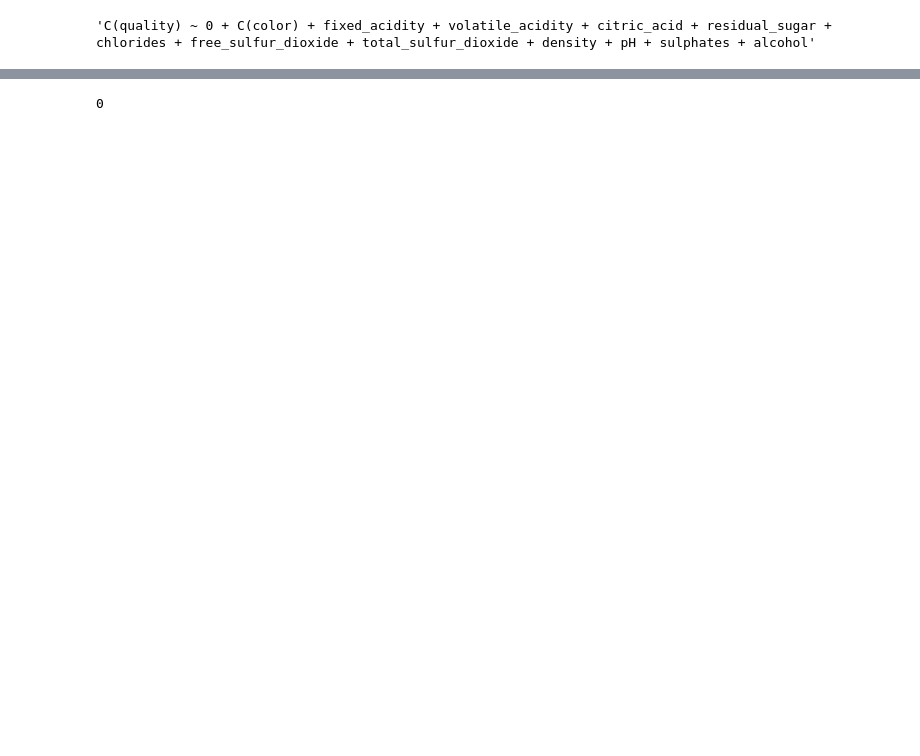
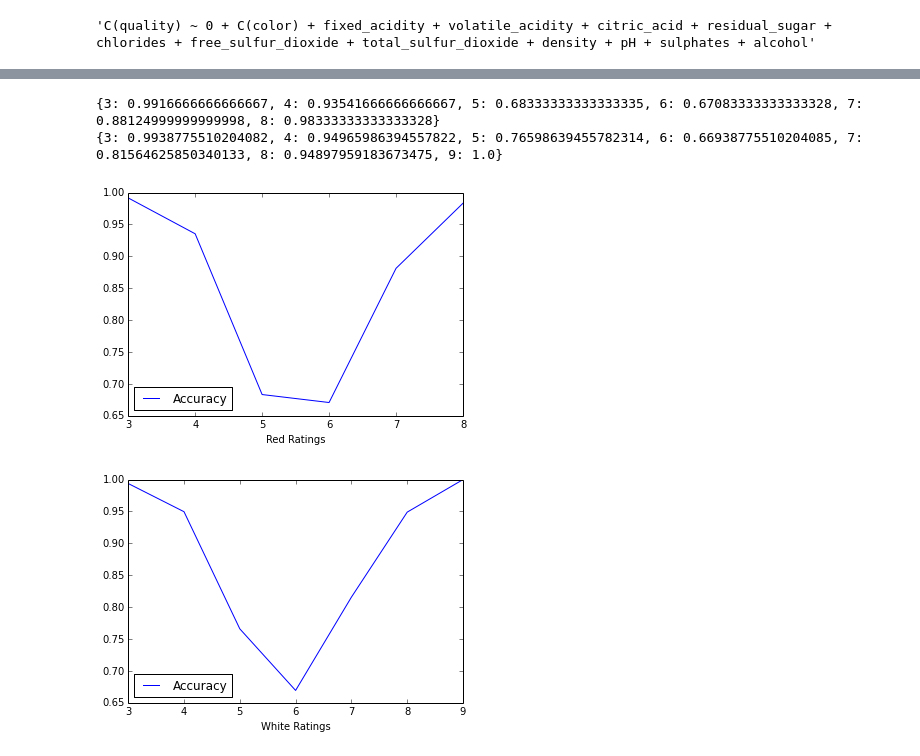
Before and after one commit to ianmobbs/MIS-373, a Jupyter notebook: Final Project/Final Project.ipynb, the cells around one changed output, grey strips where cells are left out. Cells and saved outputs as stored; diff of their text form; code cells hidden in the pictures; blank space fills up the shorter version.

```diff
--- a/Final Project/Final Project.ipynb
+++ b/Final Project/Final Project.ipynb
@@ -18,17 +28,19 @@ Populating the interactive namespace from numpy and matplotlib
 # %%
 # Load red wines
+names = ['fixed_acidity', 'volatile_acidity', 'citric_acid', 'residual_sugar', 'chlorides', 'free_sulfur_dioxide', 'total_sulfur_dioxide', 'density', 'pH', 'sulphates', 'alcohol', 'quality', 'color']
+
 dfRed = pd.read_csv('data/winequality-red.csv', sep=";")
 dfRed['color'] = 'red'
+dfRed.columns = names
 
 # Load white wines
 dfWhite = pd.read_csv('data/winequality-white.csv', sep=";")
 dfWhite['color'] = 'white'
+dfWhite.columns = names
 
 # Create master dataframe
 df = pd.concat([dfRed, dfWhite])
 df = df.reset_index(drop=True)
-names = ['fixed_acidity', 'volatile_acidity', 'citric_acid', 'residual_sugar', 'chlorides', 'free_sulfur_dioxide', 'total_sulfur_dioxide', 'density', 'pH', 'sulphates', 'alcohol', 'quality', 'color']
-df.columns = names
 
 df[:5]
 # %% [output]
@@ -178,6 +240,3 @@ formula = 'C(quality) ~ 0 + C(color) + ' + " + ".join([column for column in df i
 formula
 # %% [output]
 'C(quality) ~ 0 + C(color) + fixed_acidity + volatile_acidity + citric_acid + residual_sugar + chlorides + free_sulfur_dioxide + total_sulfur_dioxide + density + pH + sulphates + alcohol'
-# %%
-Y, X = dmatrices(formula, df, return_type='dataframe')
-y = Y["C(quality)[9]"].values
@@ -193,7 +246,25 @@ print metrics.accuracy_score(y_test, prediction)
+# %%
+for idf in [dfRed, dfWhite]:
+    nums = {}
+    ratings = idf.quality.unique()
+    for num in ratings:
+        Y, X = dmatrices(formula, idf, return_type='dataframe')
+        y = Y["C(quality)[%d]" % num].values
+        X_train, X_test, y_train, y_test = train_test_split(X, y, test_size=0.3, random_state=1)
+        model = tree.DecisionTreeClassifier(criterion='entropy')
+        result = model.fit(X_train, y_train)
+        prediction = model.predict(X_test)
+        nums[num] = metrics.accuracy_score(y_test, prediction)
+    print nums
+    numdf = DataFrame(nums.items(), columns=["Rating", "Accuracy"])
+    numdf.plot(x="Rating", y="Accuracy").set_xlabel("%s Ratings" % idf.color.unique()[0].title())
+# %% [output]
+{3: 0.9916666666666667, 4: 0.93541666666666667, 5: 0.68333333333333335, 6: 0.67083333333333328, 7: 0.88124999999999998, 8: 0.98333333333333328}
+{3: 0.9938775510204082, 4: 0.94965986394557822, 5: 0.76598639455782314, 6: 0.66938775510204085, 7: 0.81564625850340133, 8: 0.94897959183673475, 9: 1.0}
+[figure, added]
+[figure, added]
 # %%
 tree.export_graphviz(model, feature_names=X.columns)
 os.system('dot -Tpng tree.dot -o tree.png')
-# %% [output]
-0
 # %% [markdown]
 ![9](tree.png)
```
Also changed, not shown: parts of 20 cells of this notebook.
